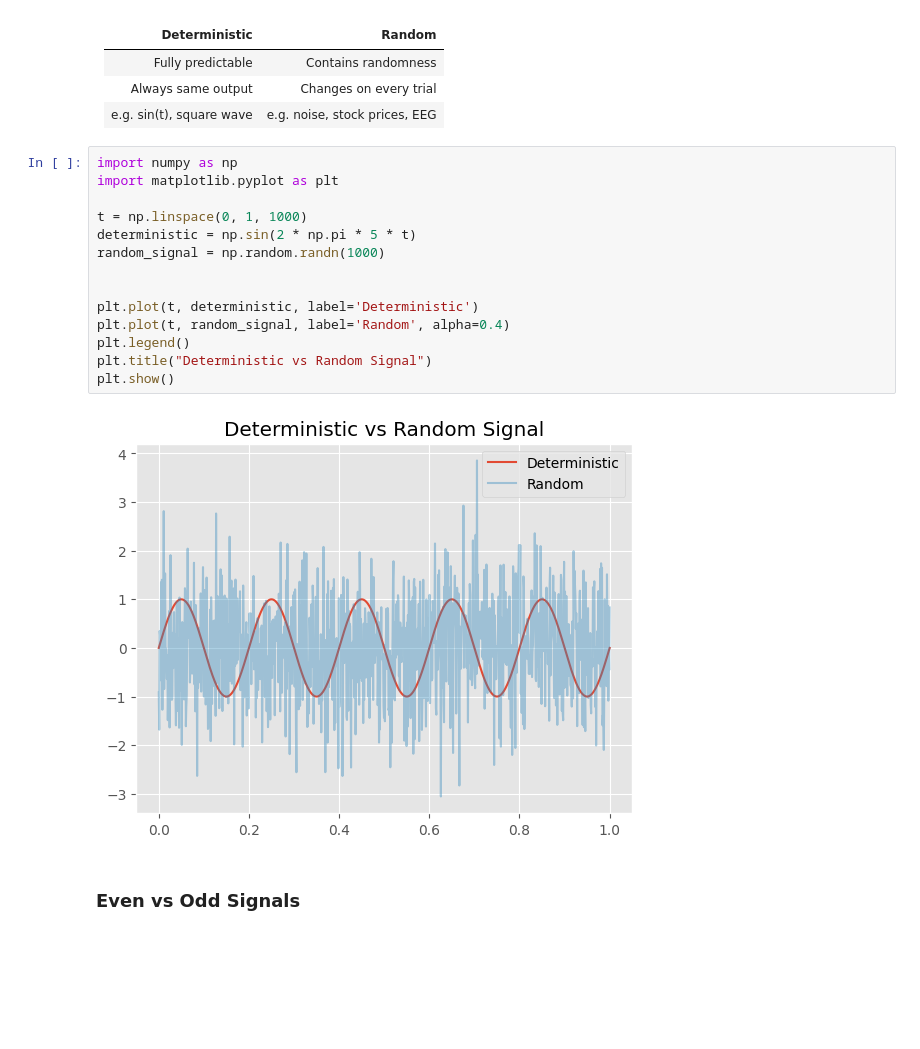
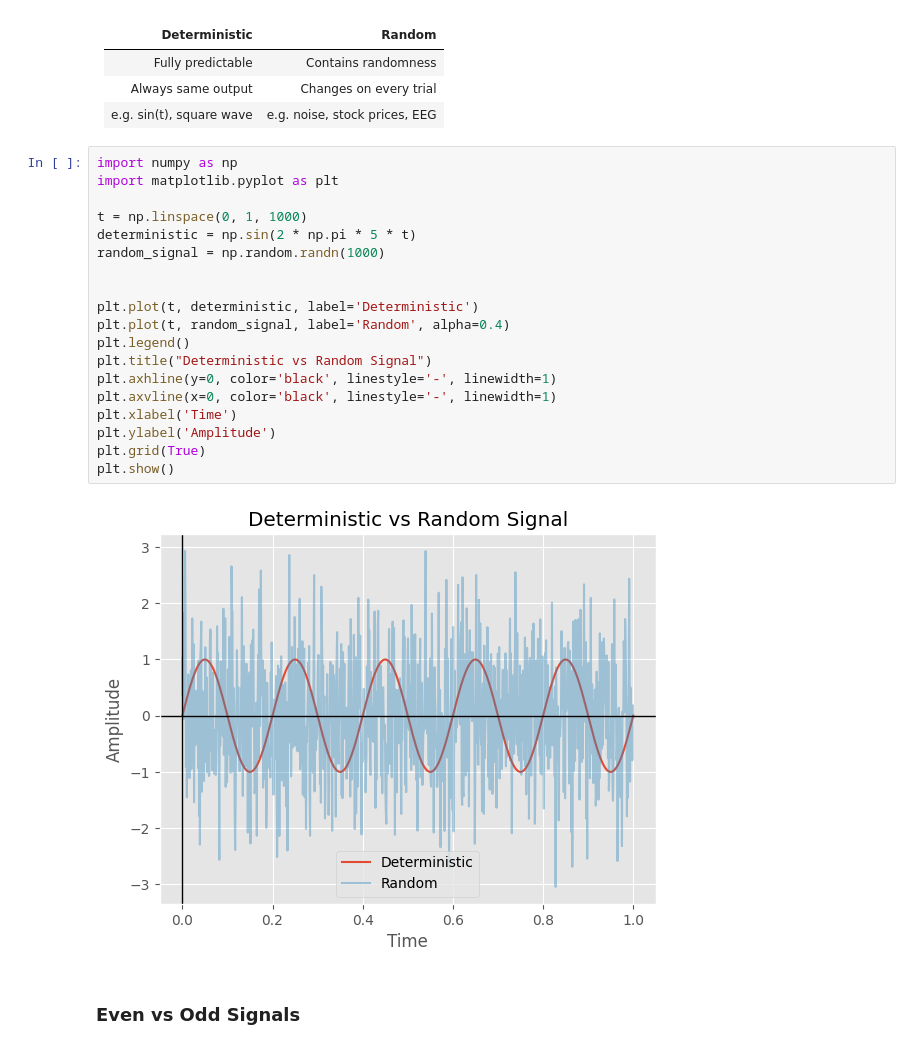
Before and after one commit to Oshadha345/Signals_and_Systems, a Jupyter notebook: Notebook/Signals.ipynb, the cells around one changed output. Saved outputs shown, nothing was run; the diff lists cells and outputs as text; blank space fills up the shorter version.

```diff
--- a/Notebook/Signals.ipynb
+++ b/Notebook/Signals.ipynb
@@ -286,19 +298,24 @@ plt.show()
 # %%
 import numpy as np
 import matplotlib.pyplot as plt
 
 t = np.linspace(0, 1, 1000)
 deterministic = np.sin(2 * np.pi * 5 * t)
 random_signal = np.random.randn(1000)
 
 
 plt.plot(t, deterministic, label='Deterministic')
 plt.plot(t, random_signal, label='Random', alpha=0.4)
 plt.legend()
 plt.title("Deterministic vs Random Signal")
+plt.axhline(y=0, color='black', linestyle='-', linewidth=1)
+plt.axvline(x=0, color='black', linestyle='-', linewidth=1)
+plt.xlabel('Time')
+plt.ylabel('Amplitude')
+plt.grid(True)
 plt.show()
 # %% [output]
-[figure, old version]
+[figure, new version]
 # %% [markdown]
 ### Even vs Odd Signals
 # %% [markdown]
```
Also changed, not shown: parts of 21 cells of this notebook, 2 other files.
